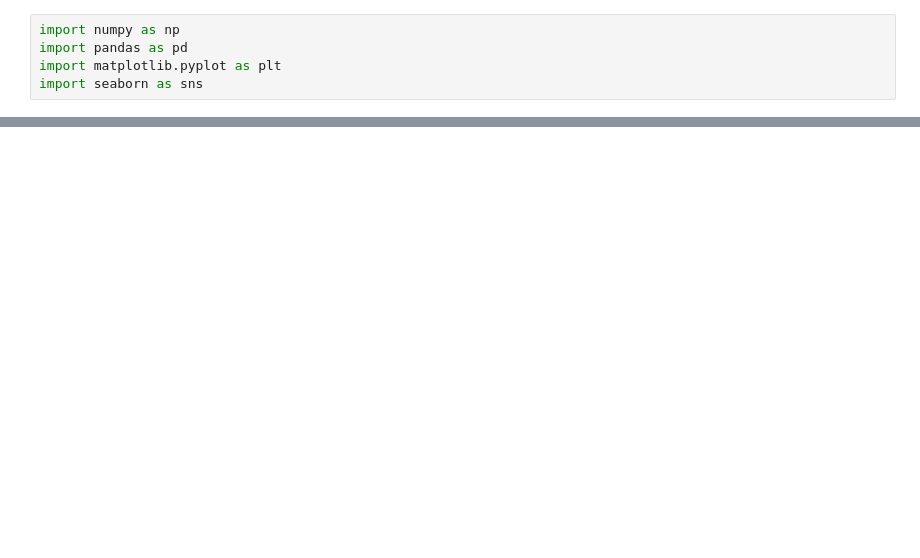
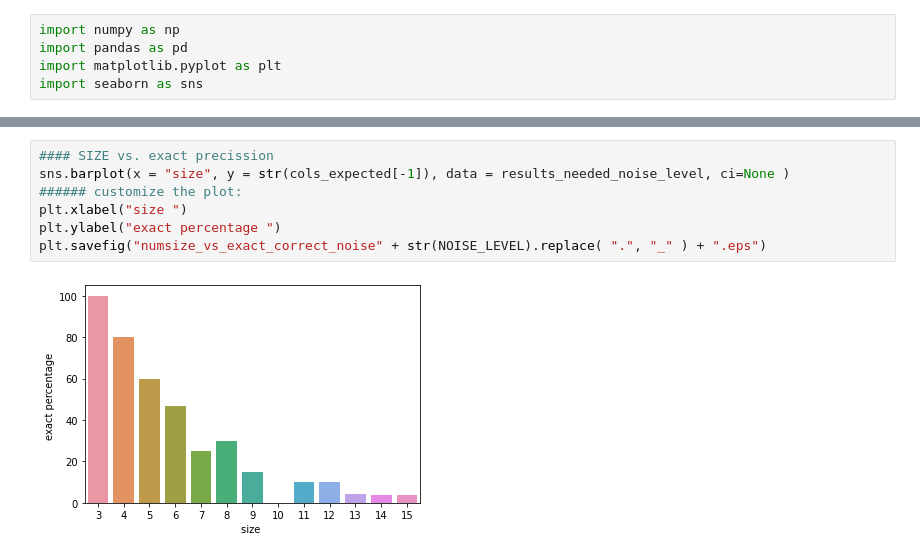
Before and after one commit to kartelj/rils-rols, a Jupyter notebook: statistics/stats.ipynb, the cells around one changed output, grey strips where cells are left out. Drawn from its saved outputs; the diff is of its cells as text; blank space fills up the shorter version.

```diff
--- a/statistics/stats.ipynb
+++ b/statistics/stats.ipynb
@@ -49,0 +117,9 @@ results_needed_noise0_gb_size
+# %%
+#### SIZE vs. exact precission
+sns.barplot(x = "size", y = str(cols_expected[-1]), data = results_needed_noise_level, ci=None )
+###### customize the plot:
+plt.xlabel("size ")
+plt.ylabel("exact percentage ")
+plt.savefig("numsize_vs_exact_correct_noise" + str(NOISE_LEVEL).replace( ".", "_" ) + ".eps")
+# %% [output]
+[figure, added]
```
Also changed, not shown: parts of 4 cells of this notebook, 27 other files.
